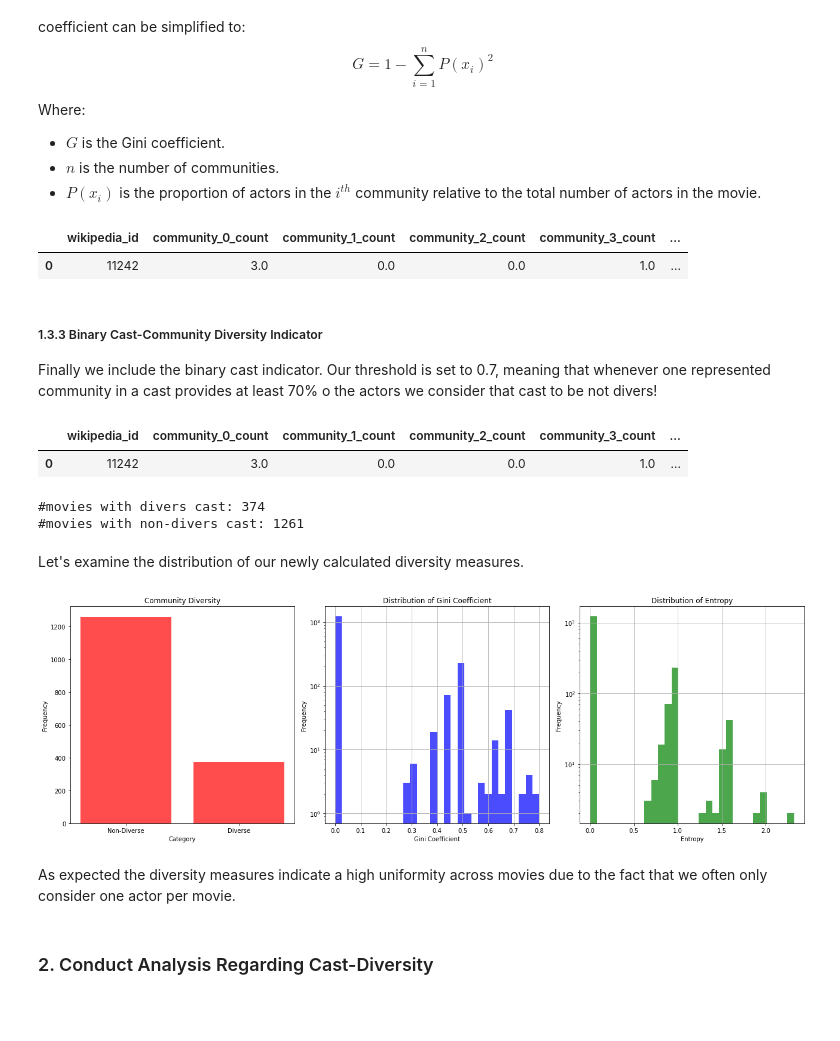
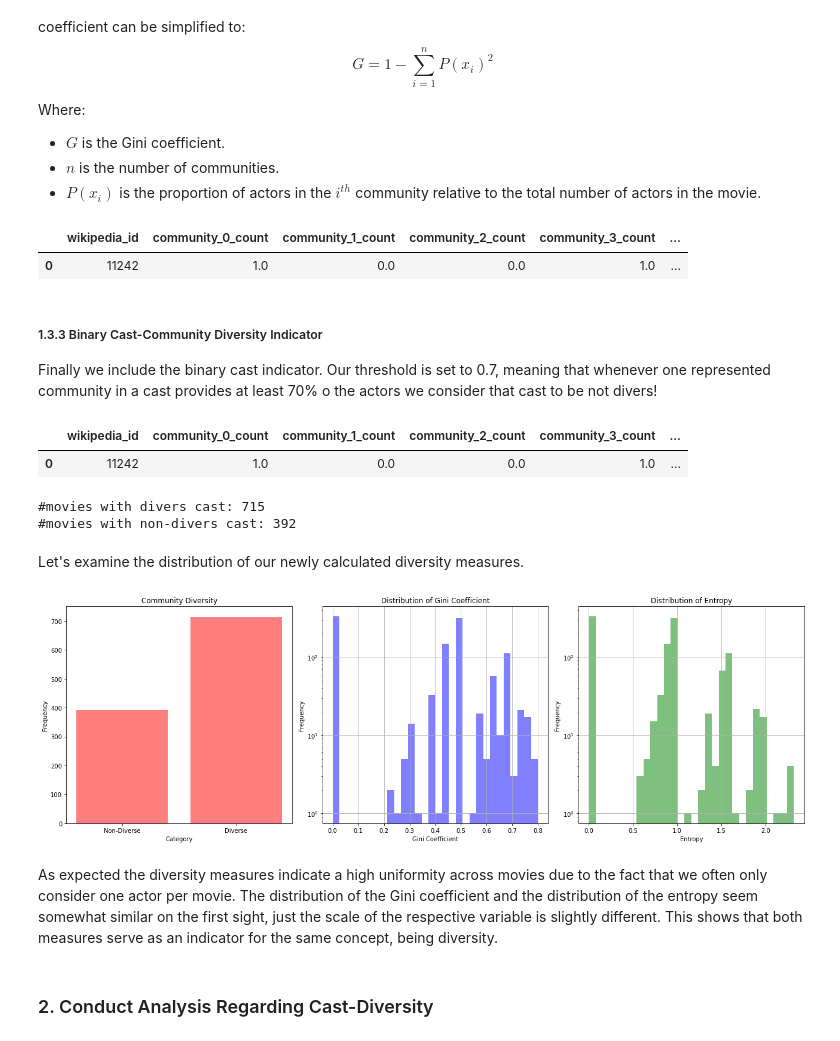
Before and after one commit to epfl-ada/ada-2023-project-shinebrightlikeadamon, a Jupyter notebook: network_analysis.ipynb, the cells around one changed output. Cells and saved outputs as stored; diff of their text form; code cells hidden in the pictures; blank space fills up the shorter version.

```diff
--- a/network_analysis.ipynb
+++ b/network_analysis.ipynb
@@ -386,7 +386,8 @@ For this analysis we first calculate the number of actors per community for each
 While we have done the previous graphs based on actors, that have done at least 15 movies together for better visualizability, we will now continue with the 10-movie-threshold in order to keep enough samples and make statistically relevant statements. We therefore have to first rerun the community detection from the previous chapter.
 #### 1.1 Recompute communities
 # %%
-actor_one_hot_choice = actor_one_hot_12
+# Continue with 10-movie threshold
+actor_one_hot_choice = actor_one_hot_10
 
 # Grouping movies so that each movie corresponds to a single row in the dataframe
 movies_grouped_by_actor = actor_one_hot_choice.groupby("wikipedia_id").agg("sum")
@@ -600,5 +580,10 @@ Yet, as seen below, each movie has at least one considered actor!
 # %%
 # Print amount of movies without considered actors
 print(f'Number of movies that do not included any actor considered by us: {(mov_com_count["non_zero_communities"] == 0).sum()}')
+
+# Filter out unrepresentative movies with only 1 considered actor!
+print(f'Number of movies before filtering: {mov_com_count.shape[0]}')
+mov_com_count = mov_com_count[(mov_com_count["total_community_count"] != 1)]
+print(f'Number of movies left: {mov_com_count.shape[0]}')
 # %% [output]
 Number of movies that do not included any actor considered by us: 0
@@ -690,7 +672,7 @@ mov_gini['gini_coefficient'] = mov_gini.apply(calculate_gini, axis=1)
 display(mov_gini.head(1))
 # %% [output]
 |  | wikipedia_id | community_0_count | community_1_count | community_2_count | community_3_count | ... |
-| 0 | 11242 | 3.0 | 0.0 | 0.0 | 1.0 | ... |
+| 0 | 11242 | 1.0 | 0.0 | 0.0 | 1.0 | ... |
 # %% [markdown]
 ##### 1.3.3 Binary Cast-Community Diversity Indicator
 
@@ -726,47 +708,51 @@ print(f'#movies with divers cast: {mov_bin_comdiv["cast_is_community_divers"].su
 print(f'#movies with non-divers cast: {(mov_bin_comdiv["cast_is_community_divers"] == 0).sum()}')
 # %% [output]
 |  | wikipedia_id | community_0_count | community_1_count | community_2_count | community_3_count | ... |
-| 0 | 11242 | 3.0 | 0.0 | 0.0 | 1.0 | ... |
+| 0 | 11242 | 1.0 | 0.0 | 0.0 | 1.0 | ... |
-#movies with divers cast: 374
-#movies with non-divers cast: 1261
+#movies with divers cast: 715
+#movies with non-divers cast: 392
 # %% [markdown]
 Let's examine the distribution of our newly calculated diversity measures.
 # %%
 # Create a figure and a set of subplots
 fig, axes = plt.subplots(nrows=1, ncols=3, figsize=(18, 6))
 
 # Plotting the distribution of the community diversity based upon threshold
 values, counts = np.unique(mov_bin_comdiv['cast_is_community_divers'], return_counts=True)
-axes[0].bar(['Non-Diverse', 'Diverse'], counts, color='red', alpha=0.7)
+axes[0].bar(['Non-Diverse', 'Diverse'], counts, color='red', alpha=0.5)
 axes[0].set_title('Community Diversity')
 axes[0].set_xlabel('Category')
 axes[0].set_ylabel('Frequency')
 
 # Plotting the distribution of the Gini Coefficient
-axes[1].hist(mov_bin_comdiv['gini_coefficient'], bins=30, alpha=0.7, color='blue')
+axes[1].hist(mov_bin_comdiv['gini_coefficient'], bins=30, alpha=0.5, color='blue')
 axes[1].set_title('Distribution of Gini Coefficient')
 axes[1].set_xlabel('Gini Coefficient')
 axes[1].set_ylabel('Frequency')
 axes[1].set_yscale('log')
 axes[1].grid(True)
 
 # Plotting the distribution of Entropy
-axes[2].hist(mov_bin_comdiv['entropy'], bins=30, alpha=0.7, color='green')
+axes[2].hist(mov_bin_comdiv['entropy'], bins=30, alpha=0.5, color='green')
 axes[2].set_title('Distribution of Entropy')
 axes[2].set_xlabel('Entropy')
 axes[2].set_ylabel('Frequency')
 axes[2].set_yscale('log')
 axes[2].grid(True)
 
 # Adjust layout
 plt.tight_layout()
 
+# Save the plot
+plt.savefig('img/Distr_of_diversity_measures.png', dpi=300, bbox_inches='tight')
+
 # Show the plot
 plt.show()
 # %% [output]
-[figure, old version]
+[figure, new version]
 # %% [markdown]
 As expected the diversity measures indicate a high uniformity across movies due to the fact that we often only consider one actor per movie.
+The distribution of the Gini coefficient and the distribution of the entropy seem somewhat similar on the first sight, just the scale of the respective variable is slightly different. This shows that both measures serve as an indicator for the same concept, being diversity.
 # %% [markdown]
 ### 2. Conduct Analysis Regarding Cast-Diversity
 # %% [markdown]
```
Also changed, not shown: parts of 38 cells of this notebook, 11 other files.
